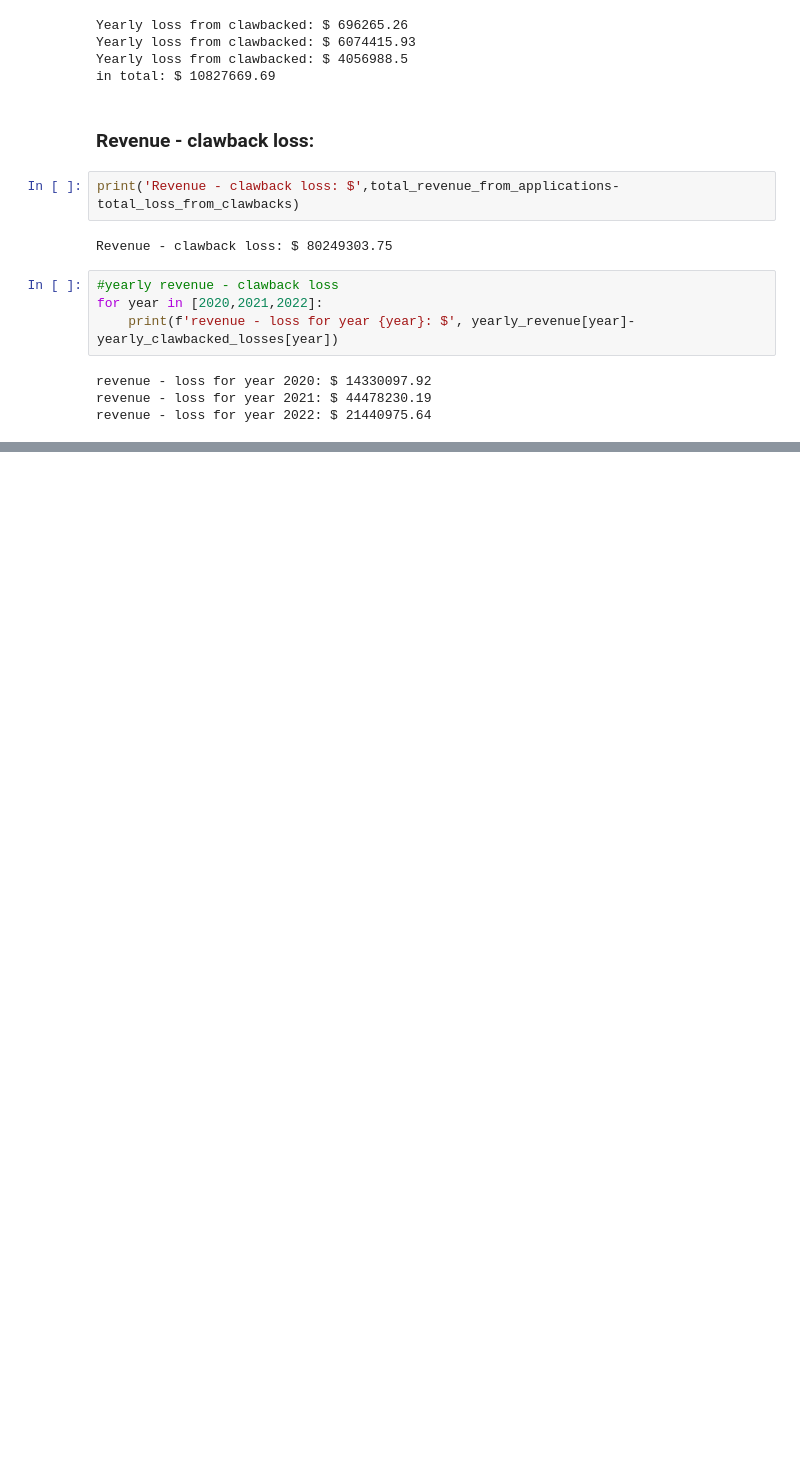
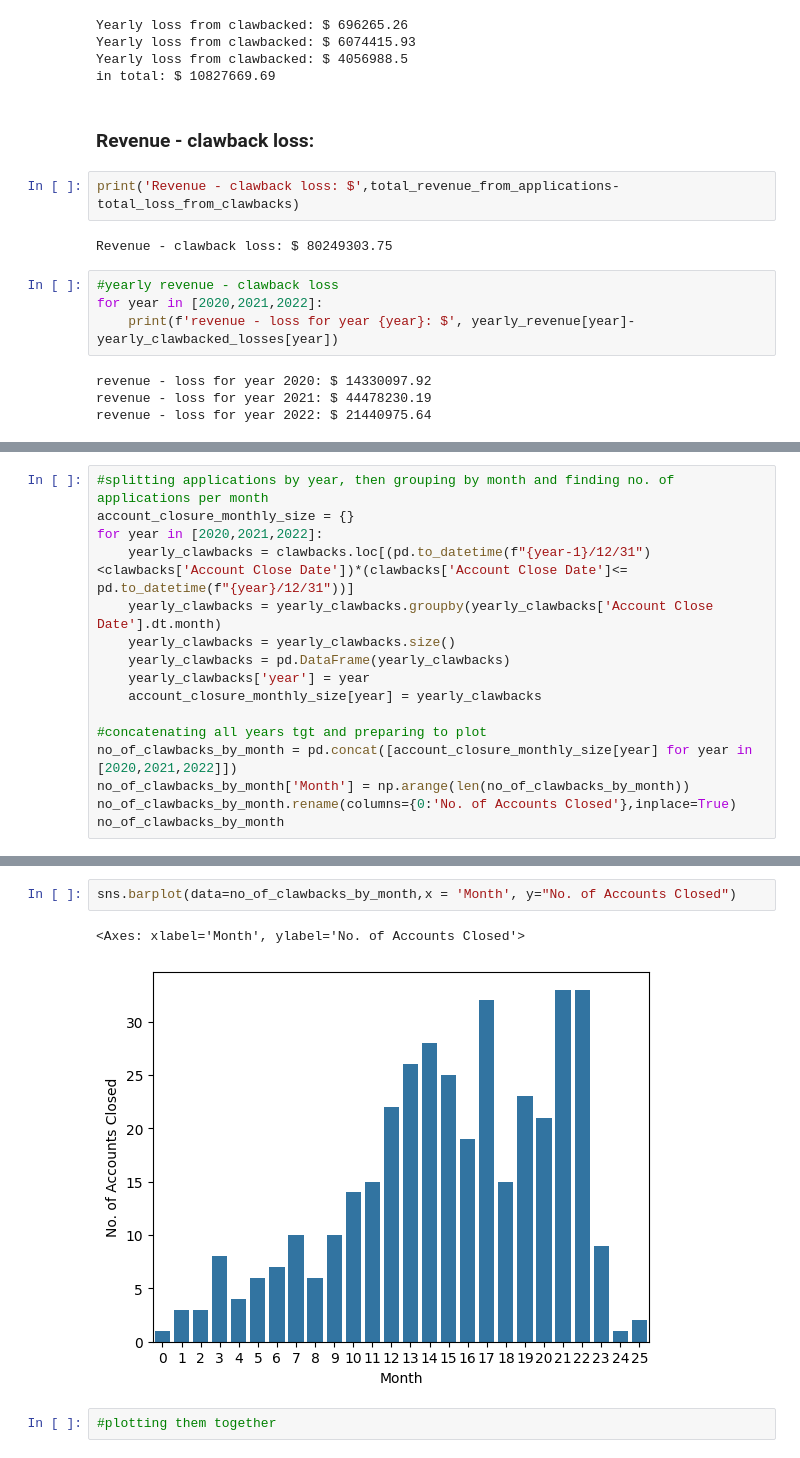
Before and after one commit to nineninesixteensixtn/QuantiumCaseComp2024, a Jupyter notebook: workingfile.ipynb, the cells around one changed output, grey strips where cells are left out. Saved outputs shown, nothing was run; the diff lists cells and outputs as text; blank space fills up the shorter version.

```diff
--- a/workingfile.ipynb
+++ b/workingfile.ipynb
@@ -152,0 +219,16 @@ revenue - loss for year 2022: $ 21440975.64
+# %%
+#splitting applications by year, then grouping by month and finding no. of applications per month
+account_closure_monthly_size = {}
+for year in [2020,2021,2022]:
+    yearly_clawbacks = clawbacks.loc[(pd.to_datetime(f"{year-1}/12/31")<clawbacks['Account Close Date'])*(clawbacks['Account Close Date']<= pd.to_datetime(f"{year}/12/31"))]
+    yearly_clawbacks = yearly_clawbacks.groupby(yearly_clawbacks['Account Close Date'].dt.month)
+    yearly_clawbacks = yearly_clawbacks.size()
+    yearly_clawbacks = pd.DataFrame(yearly_clawbacks)
+    yearly_clawbacks['year'] = year
+    account_closure_monthly_size[year] = yearly_clawbacks
+
+#concatenating all years tgt and preparing to plot
+no_of_clawbacks_by_month = pd.concat([account_closure_monthly_size[year] for year in [2020,2021,2022]])
+no_of_clawbacks_by_month['Month'] = np.arange(len(no_of_clawbacks_by_month))
+no_of_clawbacks_by_month.rename(columns={0:'No. of Accounts Closed'},inplace=True)
+no_of_clawbacks_by_month
@@ -152,0 +254,7 @@ revenue - loss for year 2022: $ 21440975.64
+# %%
+sns.barplot(data=no_of_clawbacks_by_month,x = 'Month', y="No. of Accounts Closed")
+# %% [output]
+<Axes: xlabel='Month', ylabel='No. of Accounts Closed'>
+[figure, added]
+# %%
+#plotting them together
```
Also changed, not shown: parts of 9 cells of this notebook, 4 other files.
